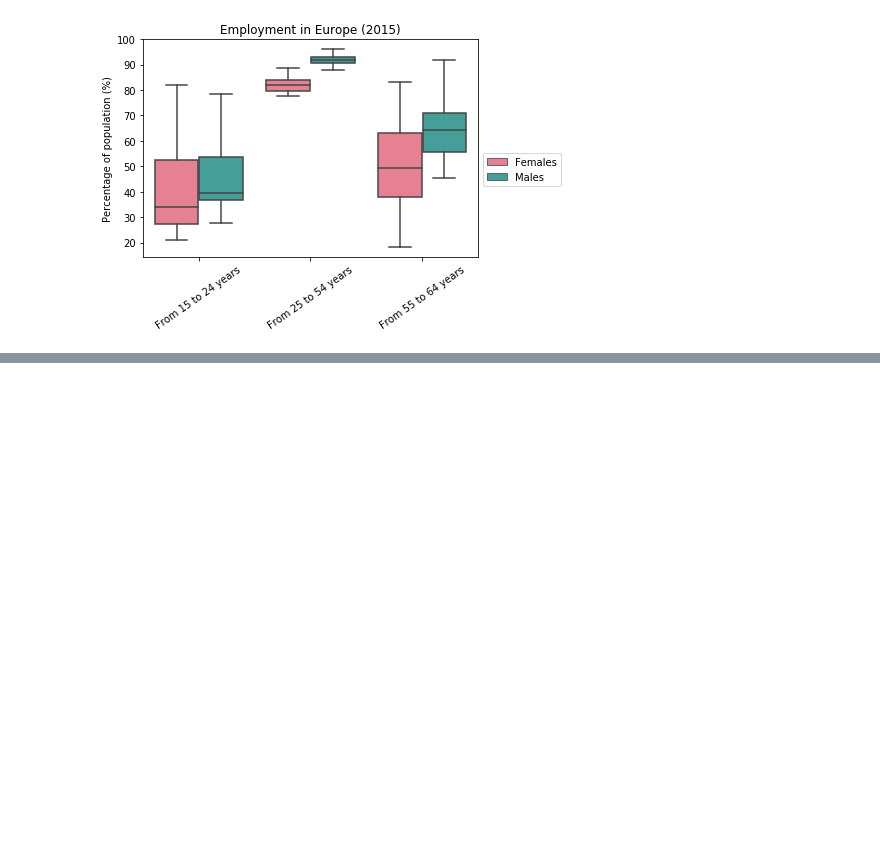
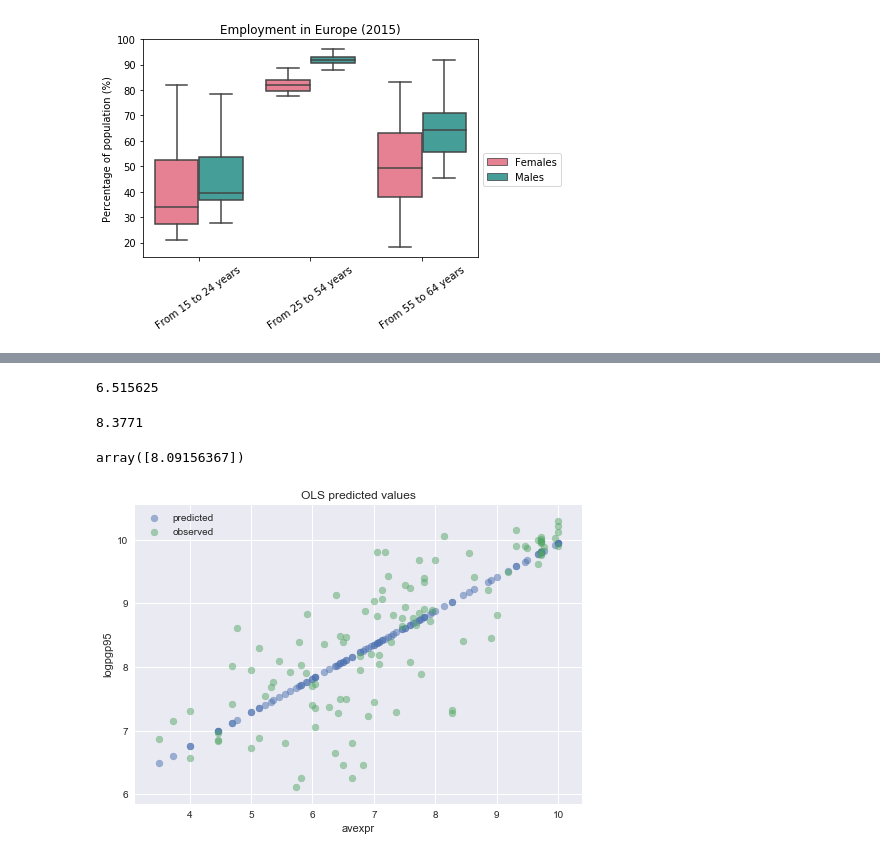
Before and after one commit to PanPip/QuantEcon_Tasks, a Jupyter notebook: Data_and_empirics.ipynb, the cells around one changed output, grey strips where cells are left out. Cells and saved outputs as stored; diff of their text form; code cells hidden in the pictures; blank space fills up the shorter version.

```diff
--- a/Data_and_empirics.ipynb
+++ b/Data_and_empirics.ipynb
@@ -899,0 +1015,38 @@ plt.show()
+# %%
+mean_expr = np.mean(df1_subset['avexpr'])
+mean_expr
+# %% [output]
+6.515625
+# %%
+predicted_logpdp95 = 4.63 + 0.53 * 7.07
+predicted_logpdp95
+# %% [output]
+8.3771
+# %%
+#An easier and more productive way to obtin the prediction:
+
+results.predict(exog=[1, mean_expr])
+# %% [output]
+array([8.09156367])
+# %%
+#Comparing the predicted values to the real ones
+
+# Drop missing observations from whole sample
+
+df1_plot = df1.dropna(subset=['logpgp95', 'avexpr'])
+
+# Plot predicted values
+
+plt.scatter(df1_plot['avexpr'], results.predict(), alpha=0.5, label='predicted')
+
+# Plot observed values
+
+plt.scatter(df1_plot['avexpr'], df1_plot['logpgp95'], alpha=0.5, label='observed')
+
+plt.legend()
+plt.title('OLS predicted values')
+plt.xlabel('avexpr')
+plt.ylabel('logpgp95')
+plt.show()
+# %% [output]
+[figure, added]
```
Also changed, not shown: parts of 11 cells of this notebook.
